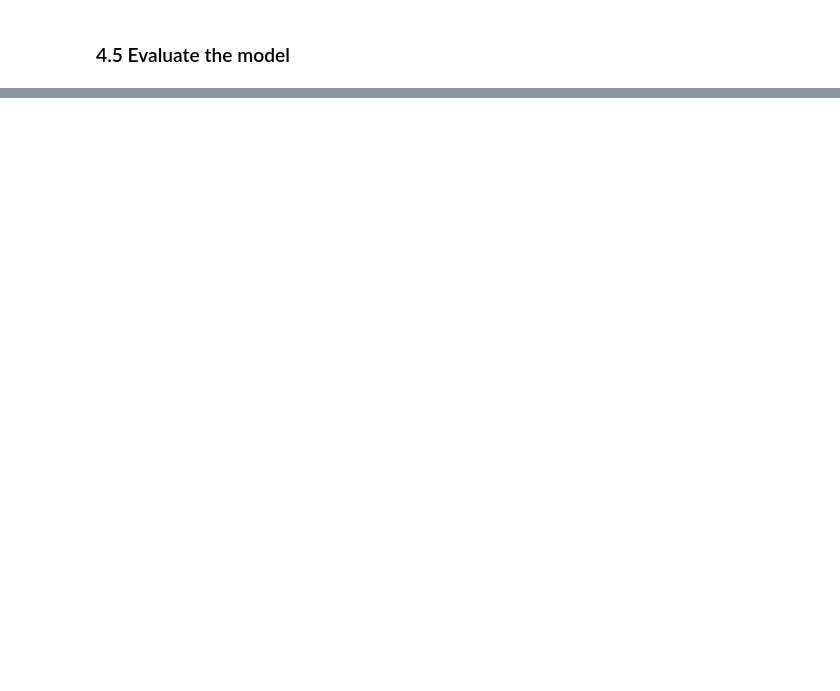
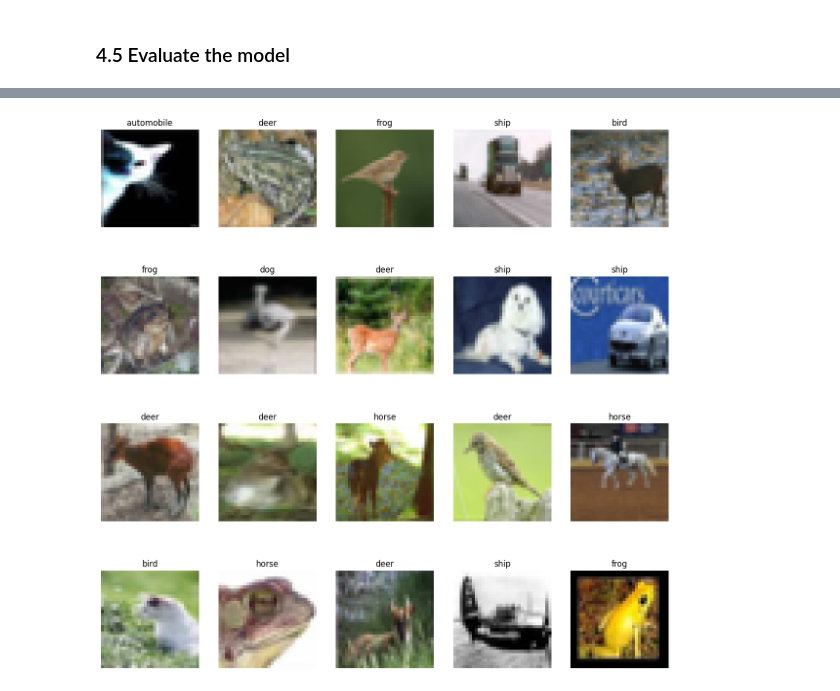
Before and after one commit to dembasowfr/mlp-cnn-comparison-cifar10, a Jupyter notebook: mlp_model.ipynb, the cells around one changed output, grey strips where cells are left out. Drawn from its saved outputs; the diff is of its cells as text; code cells hidden in the pictures; blank space fills up the shorter version.

```diff
--- a/mlp_model.ipynb
+++ b/mlp_model.ipynb
@@ -248,0 +322,24 @@ NameError: name 'plt' is not defined
+# %%
+# Display 20 random images with their predicted and actual labels
+fig, axes = plt.subplots(4, 5, figsize=(15, 15))
+axes = axes.flatten()
+
+for i in range(20):
+    # Get a random index from 0 to the length of the test set
+    idx = np.random.randint(0, X_test.shape[0])
+
+    # Display image
+    axes[i].imshow(X_test[idx])
+    # Get the image label and set it as the title
+    image_label = np.argmax(predictions[idx])
+    label_name = labels[image_label]
+    axes[i].set_title(label_name)
+    # Get the label name from the label list
+    actual_label = np.argmax(y_test[idx])
+    actual_label_name = labels[actual_label]
+    axes[i].set_xlabel(f'Actual: {actual_label_name}')
+    axes[i].axis('off')
+
+plt.show()
+# %% [output]
+[figure, added]
```
Also changed, not shown: parts of 9 cells of this notebook, 3 other files.
